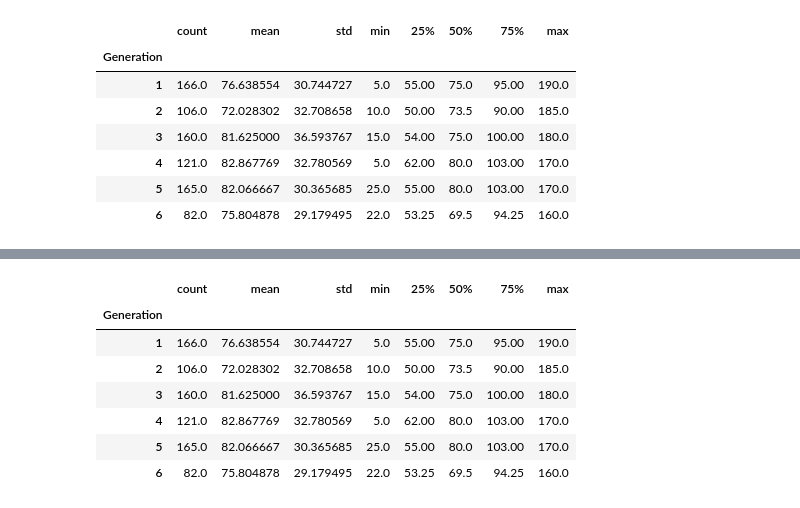
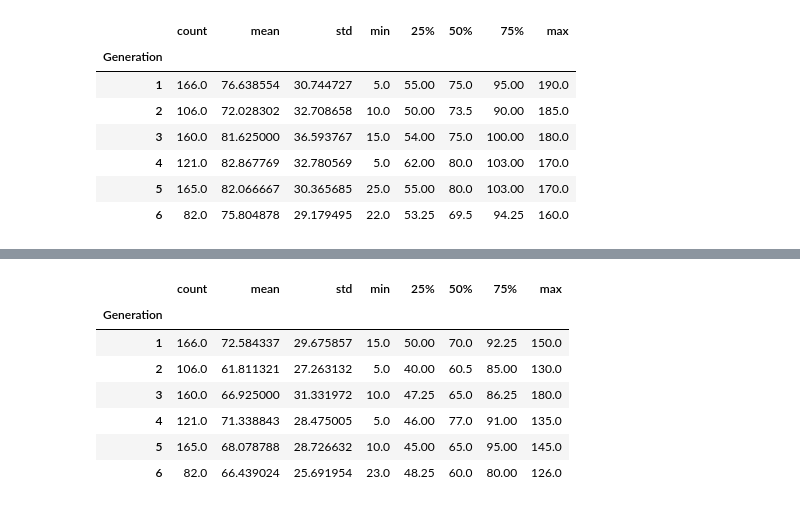
Before and after one commit to Hatulak/data-mining, a Jupyter notebook: ps1.ipynb, the cells around one changed output, grey strips where cells are left out. Drawn from its saved outputs; the diff is of its cells as text; code cells hidden in the pictures.

```diff
--- a/ps1.ipynb
+++ b/ps1.ipynb
@@ -294,11 +331,11 @@ data.groupby(["Generation"])["Defense"].describe()
 # %%
-data.groupby(["Generation"])["Attack"].describe()
+data.groupby(["Generation"])["Speed"].describe()
 # %% [output]
 |  | count | mean | std | min | 25% | 50% | 75% | max |
 | Generation |  |  |  |  |  |  |  |  |
-| 1 | 166.0 | 76.638554 | 30.744727 | 5.0 | 55.00 | 75.0 | 95.00 | 190.0 |
-| 2 | 106.0 | 72.028302 | 32.708658 | 10.0 | 50.00 | 73.5 | 90.00 | 185.0 |
-| 3 | 160.0 | 81.625000 | 36.593767 | 15.0 | 54.00 | 75.0 | 100.00 | 180.0 |
-| 4 | 121.0 | 82.867769 | 32.780569 | 5.0 | 62.00 | 80.0 | 103.00 | 170.0 |
-| 5 | 165.0 | 82.066667 | 30.365685 | 25.0 | 55.00 | 80.0 | 103.00 | 170.0 |
-| 6 | 82.0 | 75.804878 | 29.179495 | 22.0 | 53.25 | 69.5 | 94.25 | 160.0 |
+| 1 | 166.0 | 72.584337 | 29.675857 | 15.0 | 50.00 | 70.0 | 92.25 | 150.0 |
+| 2 | 106.0 | 61.811321 | 27.263132 | 5.0 | 40.00 | 60.5 | 85.00 | 130.0 |
+| 3 | 160.0 | 66.925000 | 31.331972 | 10.0 | 47.25 | 65.0 | 86.25 | 180.0 |
+| 4 | 121.0 | 71.338843 | 28.475005 | 5.0 | 46.00 | 77.0 | 91.00 | 135.0 |
+| 5 | 165.0 | 68.078788 | 28.726632 | 10.0 | 45.00 | 65.0 | 95.00 | 145.0 |
+| 6 | 82.0 | 66.439024 | 25.691954 | 23.0 | 48.25 | 60.0 | 80.00 | 126.0 |
```
Also changed, not shown: parts of 7 cells of this notebook.
